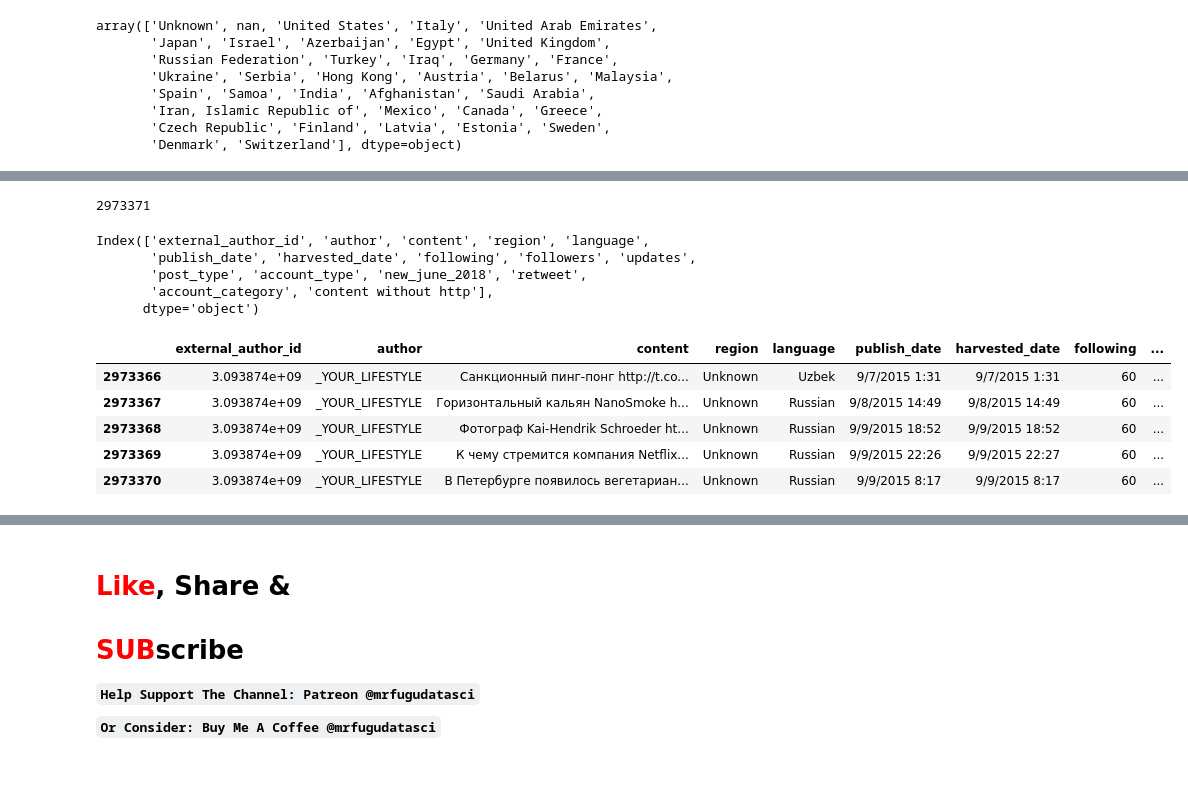
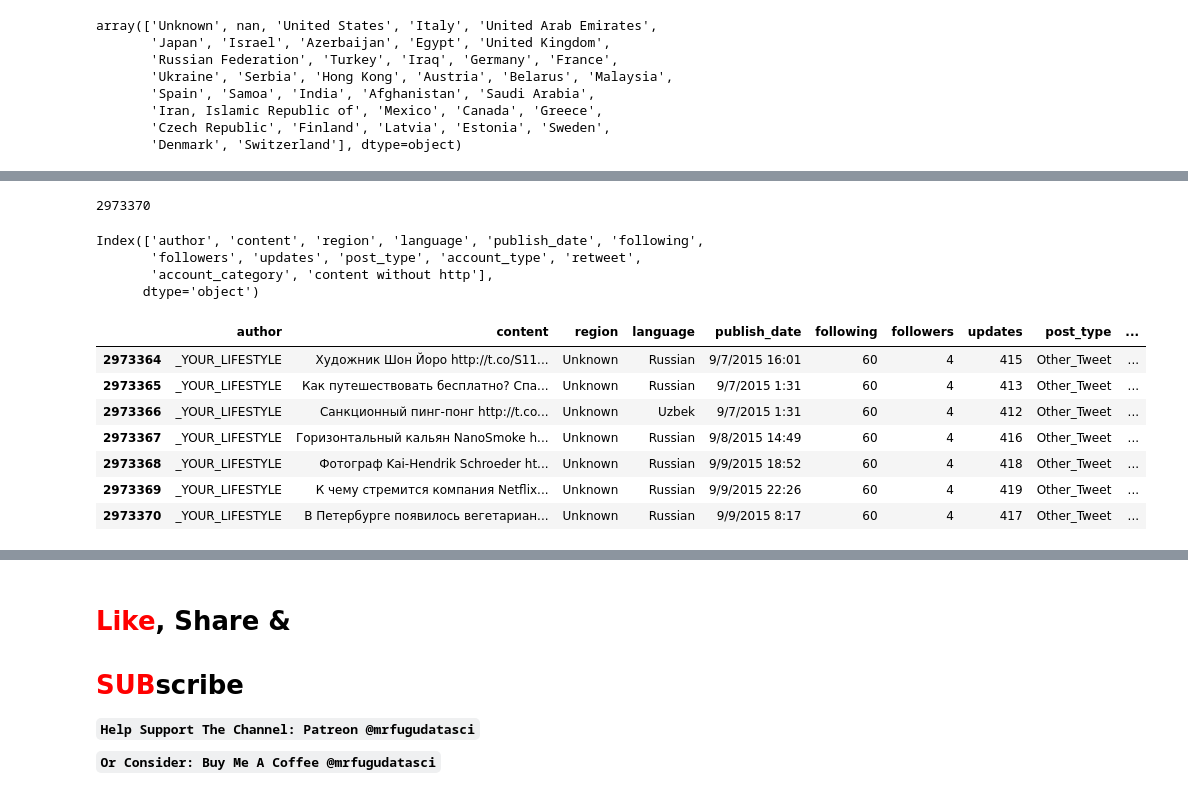
Before and after one commit to MrFuguDataScience/NLP, a Jupyter notebook: Troll_Tweets_NLP.ipynb, the cells around one changed output, grey strips where cells are left out. Drawn from its saved outputs; the diff is of its cells as text; code cells hidden in the pictures.

Commit message:
Troll_Tweets_01
update code, leave notes. This is only cleaning and prep portion

```diff
--- a/Troll_Tweets_NLP.ipynb
+++ b/Troll_Tweets_NLP.ipynb
@@ -251,0 +312,13 @@ array(['Unknown', nan, 'United States', 'Italy', 'United Arab Emirates',
+# %%
+# there were a large number of nan's needing to be replaced:
+mega_troll_df['post_type'].fillna(value='Other_Tweet',
+                                        inplace = True)
+
+mega_troll_df['region'].fillna(value='Unknown',
+                                            inplace = True)
+
+mega_troll_df['account_type']=mega_troll_df['account_type'].replace('?','Unknown')
+
+
+mega_troll_df['account_type'].fillna(value='Unknown',
+                                            inplace = True)
@@ -251,0 +351,9 @@ array(['Unknown', nan, 'United States', 'Italy', 'United Arab Emirates',
+# %%
+# Let's Investigate the Nan values for each of the columns:
+
+# we will drop this useless row:
+mega_troll_df[mega_troll_df.loc[:,'content'].isna()==True]
+
+row_to_drop=mega_troll_df[mega_troll_df.loc[:,'content'].isna()==True].index[0]
+
+mega_troll_df.drop(row_to_drop,axis='index',inplace=True)
@@ -251,0 +369,6 @@ array(['Unknown', nan, 'United States', 'Italy', 'United Arab Emirates',
+# %%
+# remove useless columns:
+
+mega_troll_df=mega_troll_df.drop(['external_author_id',
+                    'harvested_date','new_june_2018'],axis=1)
+mega_troll_df.head()
@@ -255,32 +391,34 @@ import re
 text_wo_http=[]
 for i in mega_troll_df['content']:
     re_pattern=r'\b(?:http).+\b'
+    re_p=r'http\S+'
     if type(i)==str and re.findall(re_pattern,i):
-        text_wo_http.append(re.sub(re_pattern,' ',i))
+        text_wo_http.append(re.sub(re_p,'',i))
     else:
         text_wo_http.append(i)
+
 len(text_wo_http )
 # %% [output]
-2973371
+2973370
 # %%
 mega_troll_df['content without http']=text_wo_http
 # %%
 mega_troll_df.columns
 # %% [output]
-Index(['external_author_id', 'author', 'content', 'region', 'language',
-       'publish_date', 'harvested_date', 'following', 'followers', 'updates',
-       'post_type', 'account_type', 'new_june_2018', 'retweet',
+Index(['author', 'content', 'region', 'language', 'publish_date', 'following',
+       'followers', 'updates', 'post_type', 'account_type', 'retweet',
        'account_category', 'content without http'],
       dtype='object')
 # %%
 # subset columns we will use:
 
-# mega_troll_df['content without http'][]
-mega_troll_df.tail()
+mega_troll_df.tail(7)
 # %% [output]
-|  | external_author_id | author | content | region | language | publish_date | harvested_date | following | ... |
-| 2973366 | 3.093874e+09 | _YOUR_LIFESTYLE | Санкционный пинг-понг http://t.co... | Unknown | Uzbek | 9/7/2015 1:31 | 9/7/2015 1:31 | 60 | ... |
-| 2973367 | 3.093874e+09 | _YOUR_LIFESTYLE | Горизонтальный кальян NanoSmoke h... | Unknown | Russian | 9/8/2015 14:49 | 9/8/2015 14:49 | 60 | ... |
-| 2973368 | 3.093874e+09 | _YOUR_LIFESTYLE | Фотограф Kai-Hendrik Schroeder ht... | Unknown | Russian | 9/9/2015 18:52 | 9/9/2015 18:52 | 60 | ... |
-| 2973369 | 3.093874e+09 | _YOUR_LIFESTYLE | К чему стремится компания Netflix... | Unknown | Russian | 9/9/2015 22:26 | 9/9/2015 22:27 | 60 | ... |
-| 2973370 | 3.093874e+09 | _YOUR_LIFESTYLE | В Петербурге появилось вегетариан... | Unknown | Russian | 9/9/2015 8:17 | 9/9/2015 8:17 | 60 | ... |
+|  | author | content | region | language | publish_date | following | followers | updates | post_type | ... |
+| 2973364 | _YOUR_LIFESTYLE | Художник Шон Йоро http://t.co/S11... | Unknown | Russian | 9/7/2015 16:01 | 60 | 4 | 415 | Other_Tweet | ... |
+| 2973365 | _YOUR_LIFESTYLE | Как путешествовать бесплатно? Спа... | Unknown | Russian | 9/7/2015 1:31 | 60 | 4 | 413 | Other_Tweet | ... |
+| 2973366 | _YOUR_LIFESTYLE | Санкционный пинг-понг http://t.co... | Unknown | Uzbek | 9/7/2015 1:31 | 60 | 4 | 412 | Other_Tweet | ... |
+| 2973367 | _YOUR_LIFESTYLE | Горизонтальный кальян NanoSmoke h... | Unknown | Russian | 9/8/2015 14:49 | 60 | 4 | 416 | Other_Tweet | ... |
+| 2973368 | _YOUR_LIFESTYLE | Фотограф Kai-Hendrik Schroeder ht... | Unknown | Russian | 9/9/2015 18:52 | 60 | 4 | 418 | Other_Tweet | ... |
+| 2973369 | _YOUR_LIFESTYLE | К чему стремится компания Netflix... | Unknown | Russian | 9/9/2015 22:26 | 60 | 4 | 419 | Other_Tweet | ... |
+| 2973370 | _YOUR_LIFESTYLE | В Петербурге появилось вегетариан... | Unknown | Russian | 9/9/2015 8:17 | 60 | 4 | 417 | Other_Tweet | ... |
```
Also changed, not shown: parts of 22 cells of this notebook.
